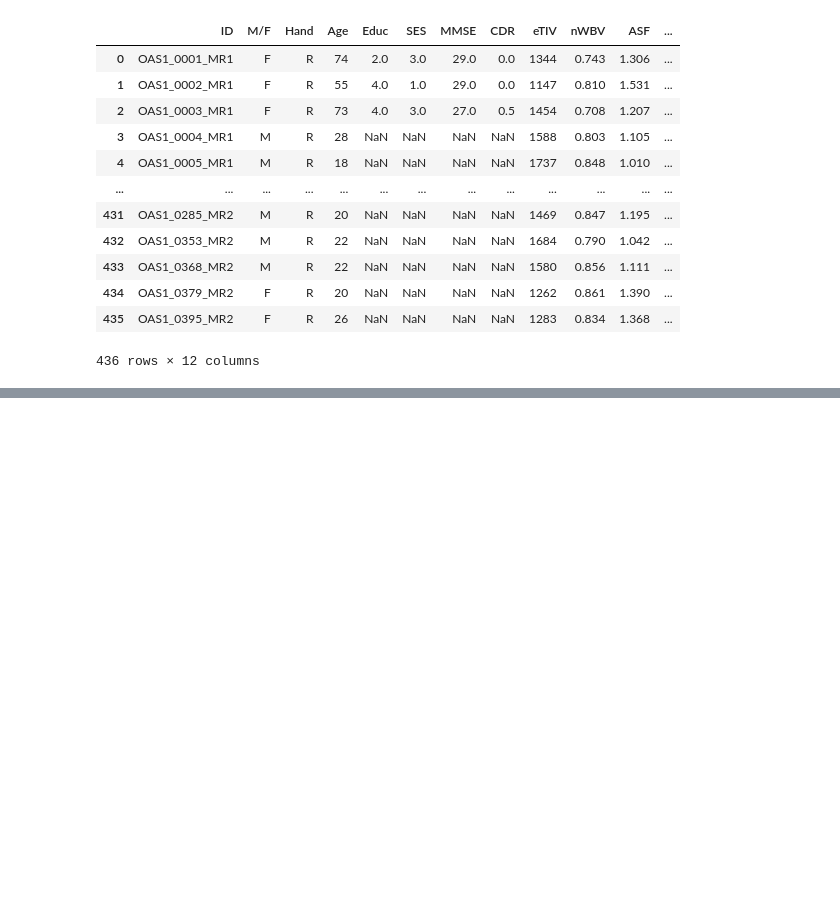
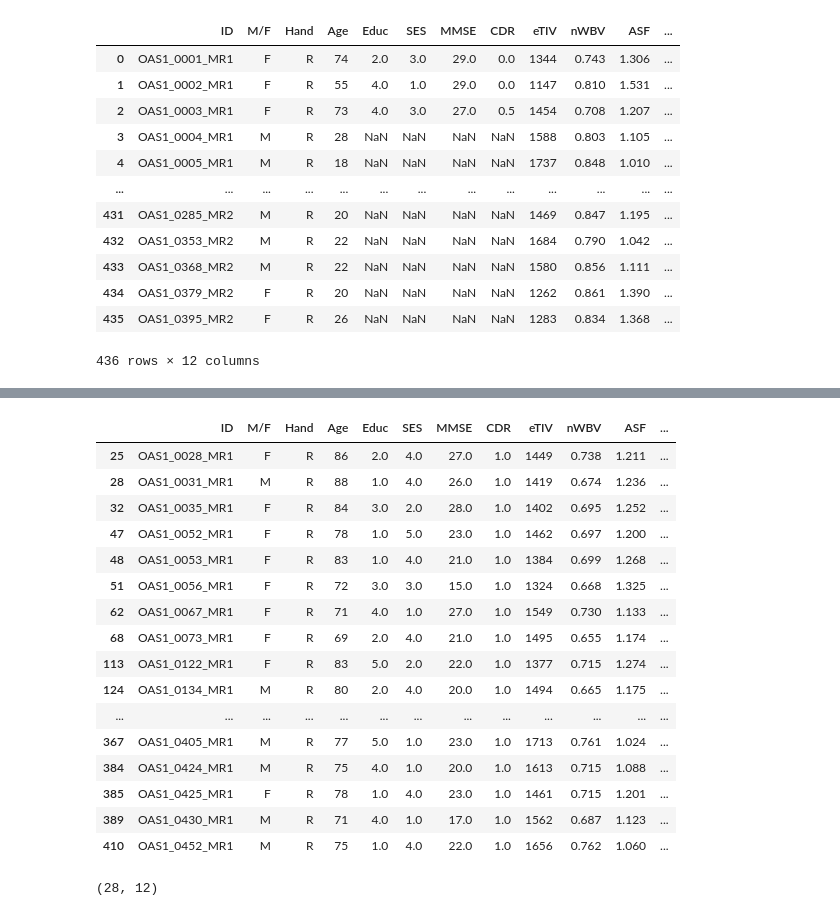
Before and after one commit to MHML21/alzheimers-detection, a Jupyter notebook: data_preprocessing.ipynb, the cells around one changed output, grey strips where cells are left out. Drawn from its saved outputs; the diff is of its cells as text; code cells hidden in the pictures; blank space fills up the shorter version.

Commit message:
dataframe for 0 and 1 diagnosis, as well as a dataframe for strictly 1 CDR

```diff
--- a/data_preprocessing.ipynb
+++ b/data_preprocessing.ipynb
@@ -1,5 +1,5 @@
 # %%
 import pandas as pd
 # %%
-df = pd.read_csv('./oasis_cross-sectional.csv')
+oasis = pd.read_csv('./oasis_cross-sectional.csv')
 # %%
@@ -20,0 +62,26 @@ df
+# %%
+diagnosed_df = oasis[oasis["CDR"] == 1]
+# %%
+diagnosed_df
+# %% [output]
+|  | ID | M/F | Hand | Age | Educ | SES | MMSE | CDR | eTIV | nWBV | ASF | ... |
+| 25 | OAS1_0028_MR1 | F | R | 86 | 2.0 | 4.0 | 27.0 | 1.0 | 1449 | 0.738 | 1.211 | ... |
+| 28 | OAS1_0031_MR1 | M | R | 88 | 1.0 | 4.0 | 26.0 | 1.0 | 1419 | 0.674 | 1.236 | ... |
+| 32 | OAS1_0035_MR1 | F | R | 84 | 3.0 | 2.0 | 28.0 | 1.0 | 1402 | 0.695 | 1.252 | ... |
+| 47 | OAS1_0052_MR1 | F | R | 78 | 1.0 | 5.0 | 23.0 | 1.0 | 1462 | 0.697 | 1.200 | ... |
+| 48 | OAS1_0053_MR1 | F | R | 83 | 1.0 | 4.0 | 21.0 | 1.0 | 1384 | 0.699 | 1.268 | ... |
+| 51 | OAS1_0056_MR1 | F | R | 72 | 3.0 | 3.0 | 15.0 | 1.0 | 1324 | 0.668 | 1.325 | ... |
+| 62 | OAS1_0067_MR1 | F | R | 71 | 4.0 | 1.0 | 27.0 | 1.0 | 1549 | 0.730 | 1.133 | ... |
+| 68 | OAS1_0073_MR1 | F | R | 69 | 2.0 | 4.0 | 21.0 | 1.0 | 1495 | 0.655 | 1.174 | ... |
+| 113 | OAS1_0122_MR1 | F | R | 83 | 5.0 | 2.0 | 22.0 | 1.0 | 1377 | 0.715 | 1.274 | ... |
+| 124 | OAS1_0134_MR1 | M | R | 80 | 2.0 | 4.0 | 20.0 | 1.0 | 1494 | 0.665 | 1.175 | ... |
+| ... | ... | ... | ... | ... | ... | ... | ... | ... | ... | ... | ... | ... |
+| 367 | OAS1_0405_MR1 | M | R | 77 | 5.0 | 1.0 | 23.0 | 1.0 | 1713 | 0.761 | 1.024 | ... |
+| 384 | OAS1_0424_MR1 | M | R | 75 | 4.0 | 1.0 | 20.0 | 1.0 | 1613 | 0.715 | 1.088 | ... |
+| 385 | OAS1_0425_MR1 | F | R | 78 | 1.0 | 4.0 | 23.0 | 1.0 | 1461 | 0.715 | 1.201 | ... |
+| 389 | OAS1_0430_MR1 | M | R | 71 | 4.0 | 1.0 | 17.0 | 1.0 | 1562 | 0.687 | 1.123 | ... |
+| 410 | OAS1_0452_MR1 | M | R | 75 | 1.0 | 4.0 | 22.0 | 1.0 | 1656 | 0.762 | 1.060 | ... |
+# %%
+diagnosed_df.shape
+# %% [output]
+(28, 12)
```
Also changed, not shown: parts of 6 cells of this notebook.
